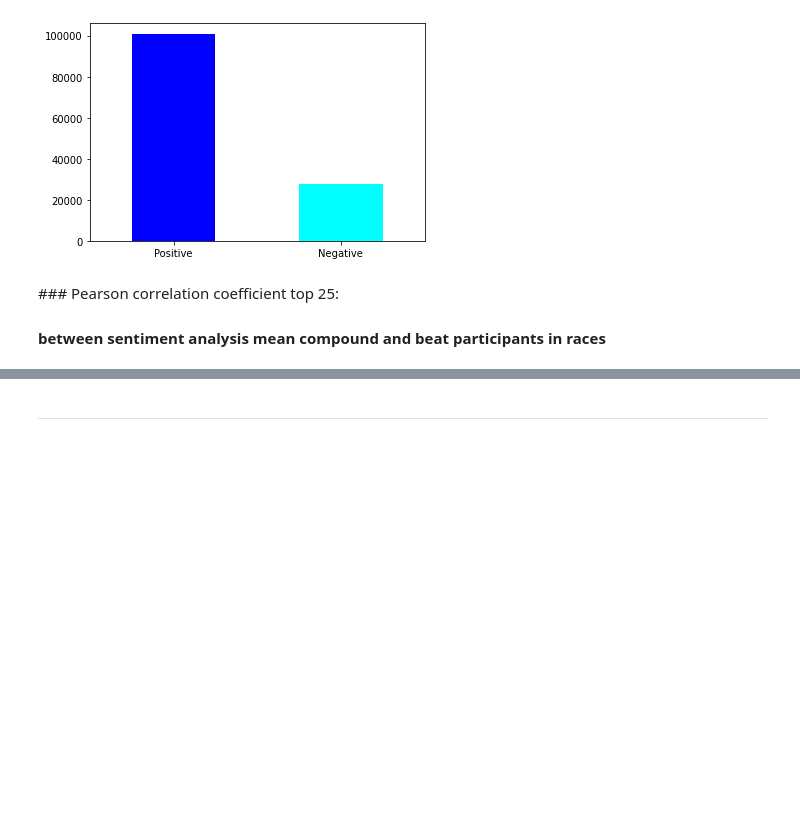
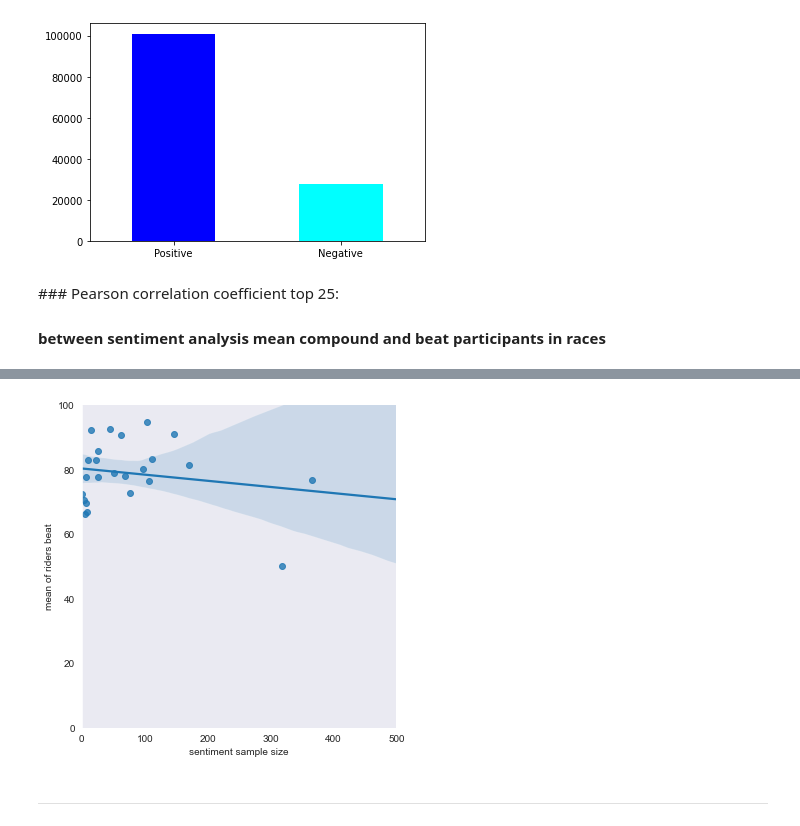
Before and after one commit to sandromatter/WS-ACA, a Jupyter notebook: pinkbike_analysis/pinkbike_correlation.ipynb, the cells around one changed output, grey strips where cells are left out. Drawn from its saved outputs; the diff is of its cells as text; code cells hidden in the pictures; blank space fills up the shorter version.

```diff
--- a/pinkbike_analysis/pinkbike_correlation.ipynb
+++ b/pinkbike_analysis/pinkbike_correlation.ipynb
@@ -122,3 +173,13 @@ print(corr)
+# %%
+sns.lmplot(x = "sentiment sample size", y = "mean of riders beat", data = df_top_25_2020)
+
+# control x and y limits
+plt.ylim(0, 100)
+plt.xlim(0, 500)
+
+plt.show()
+# %% [output]
+[figure, added]
 # %% [markdown]
 ----
 # %% [markdown]
```
Also changed, not shown: parts of 33 cells of this notebook, 1 other file.
